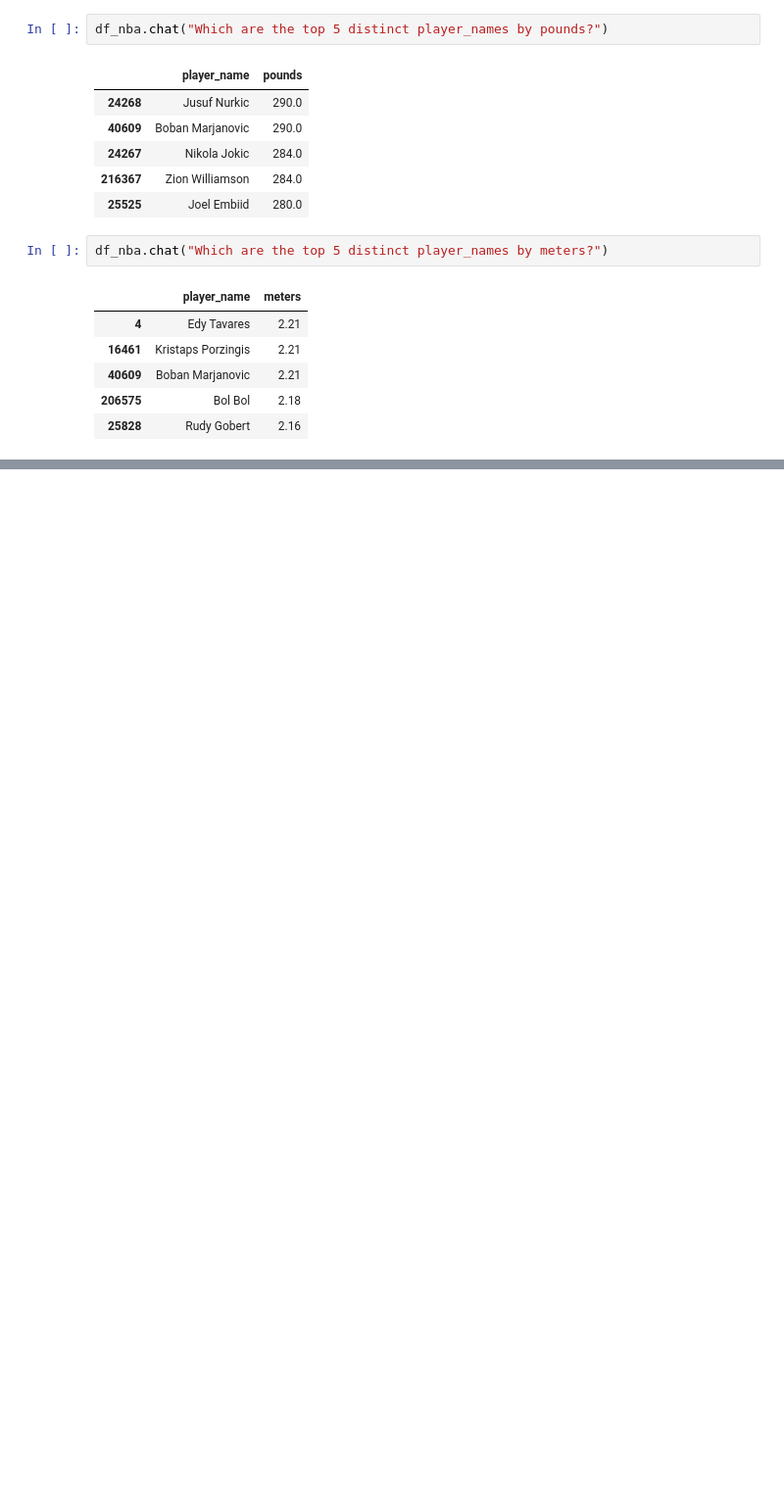
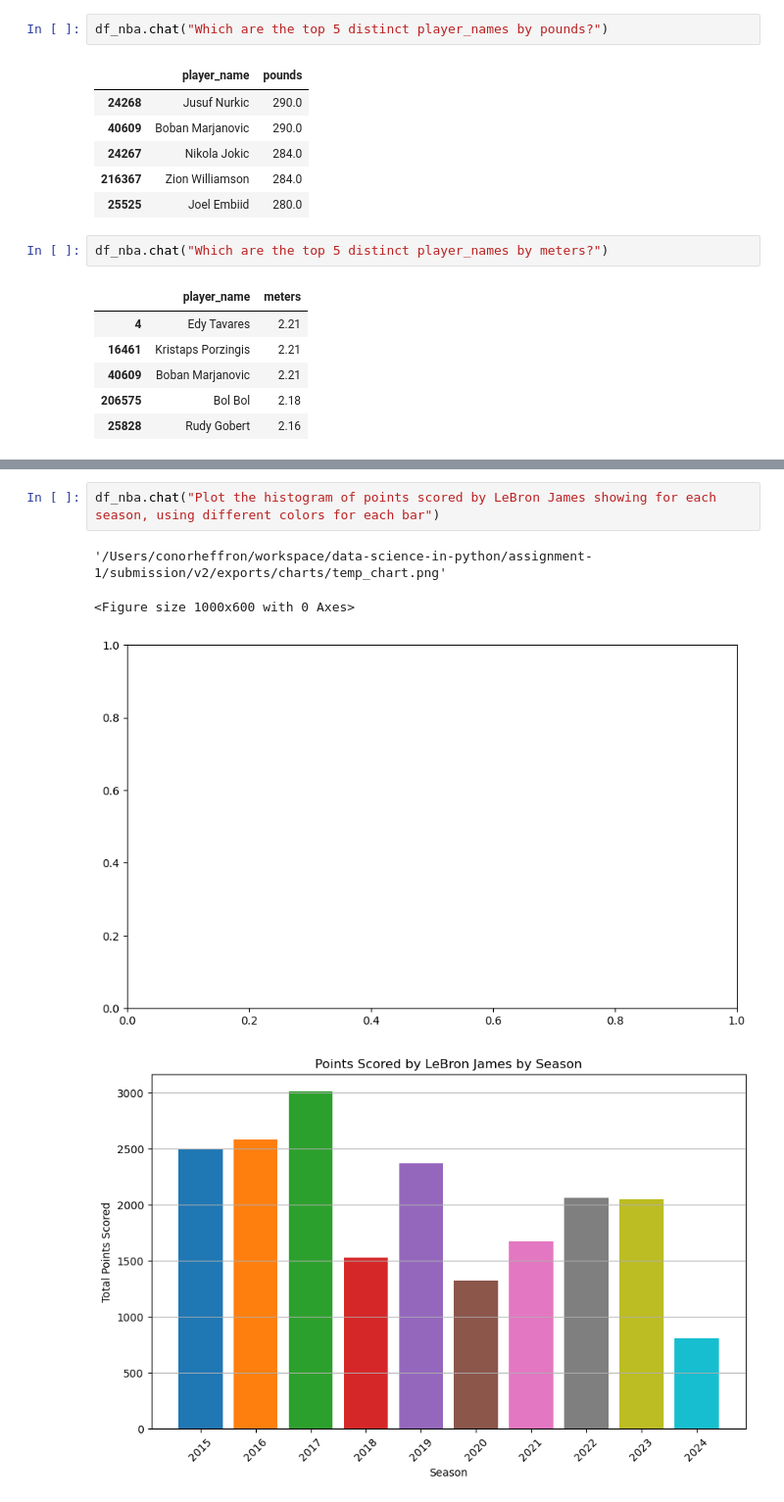
Before and after one commit to conorheffron/nba-stats, a Jupyter notebook: part4-ai-llm-analysis-V3.ipynb, the cells around one changed output, grey strips where cells are left out. Shown: that part at 98% size. Drawn from its saved outputs; the diff is of its cells as text; blank space fills up the shorter version.

```diff
--- a/part4-ai-llm-analysis-V3.ipynb
+++ b/part4-ai-llm-analysis-V3.ipynb
@@ -190,0 +226,7 @@ df_nba.chat("Which are the top 5 distinct player_names by meters?")
+# %%
+df_nba.chat("Plot the histogram of points scored by LeBron James showing for each season, using different colors for each bar")
+# %% [output]
+'/Users/conorheffron/workspace/data-science-in-python/assignment-1/submission/v2/exports/charts/temp_chart.png'
+<Figure size 1000x600 with 0 Axes>
+[figure, added]
+[figure, added]
```
Also changed, not shown: parts of 11 cells of this notebook, 2 other files.
